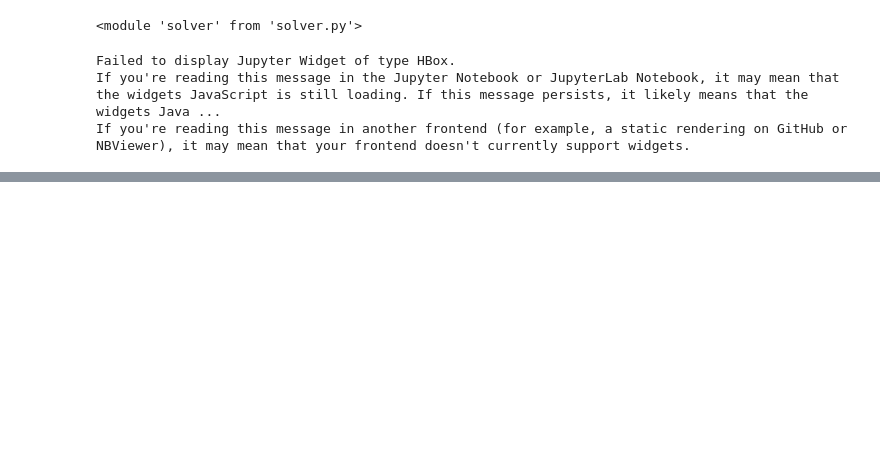
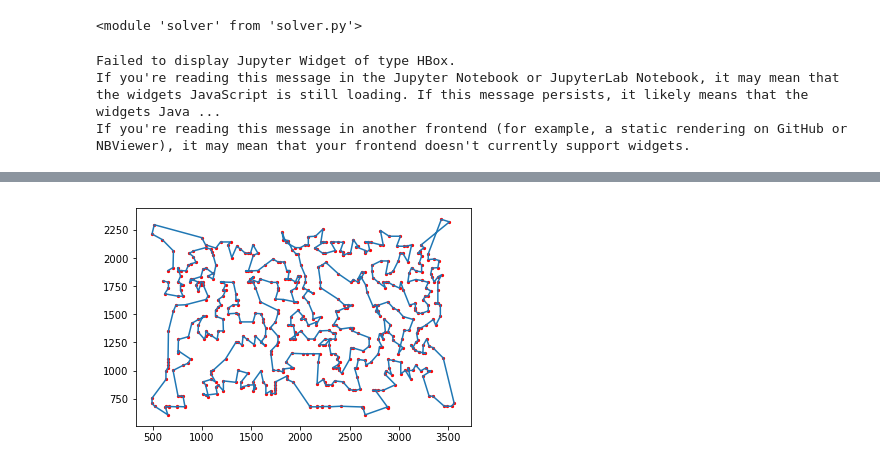
Before and after one commit to rguillemot/discrete_optimization, a Jupyter notebook: week4_tsp/tsp2.ipynb, the cells around one changed output, grey strips where cells are left out. Drawn from its saved outputs; the diff is of its cells as text; code cells hidden in the pictures; blank space fills up the shorter version.

```diff
--- a/week4_tsp/tsp2.ipynb
+++ b/week4_tsp/tsp2.ipynb
@@ -60,0 +78,4 @@ solver.plot_sol(data,opt_sol)
+# %%
+solver.plot_sol(data,opt_sol_2)
+# %% [output]
+[figure, added]
```
Also changed, not shown: parts of 13 cells of this notebook, 5 other files.
